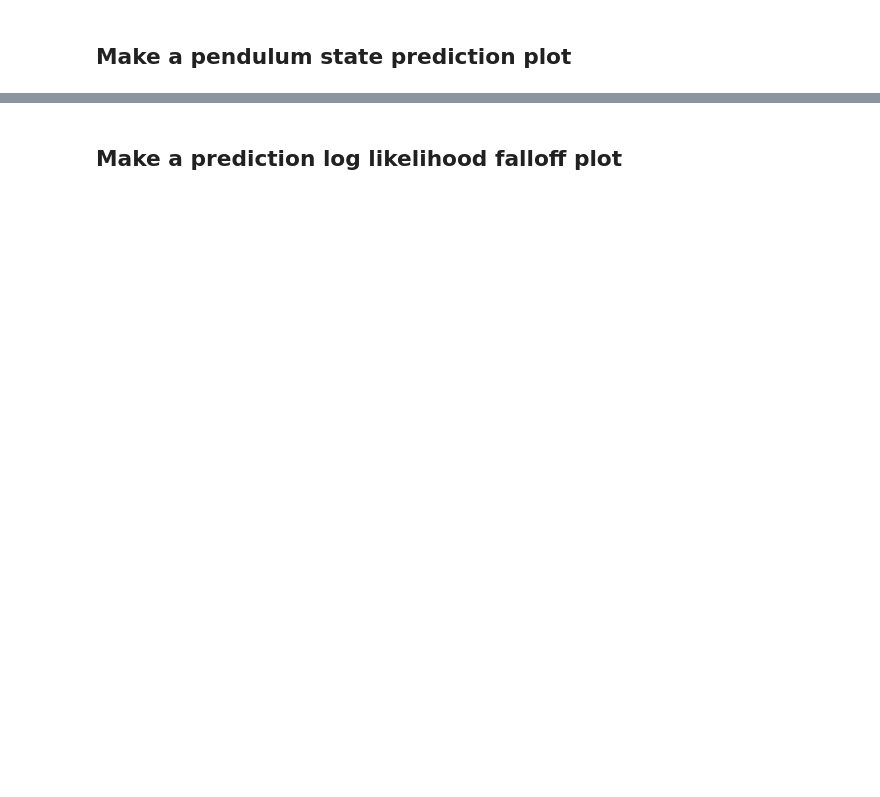
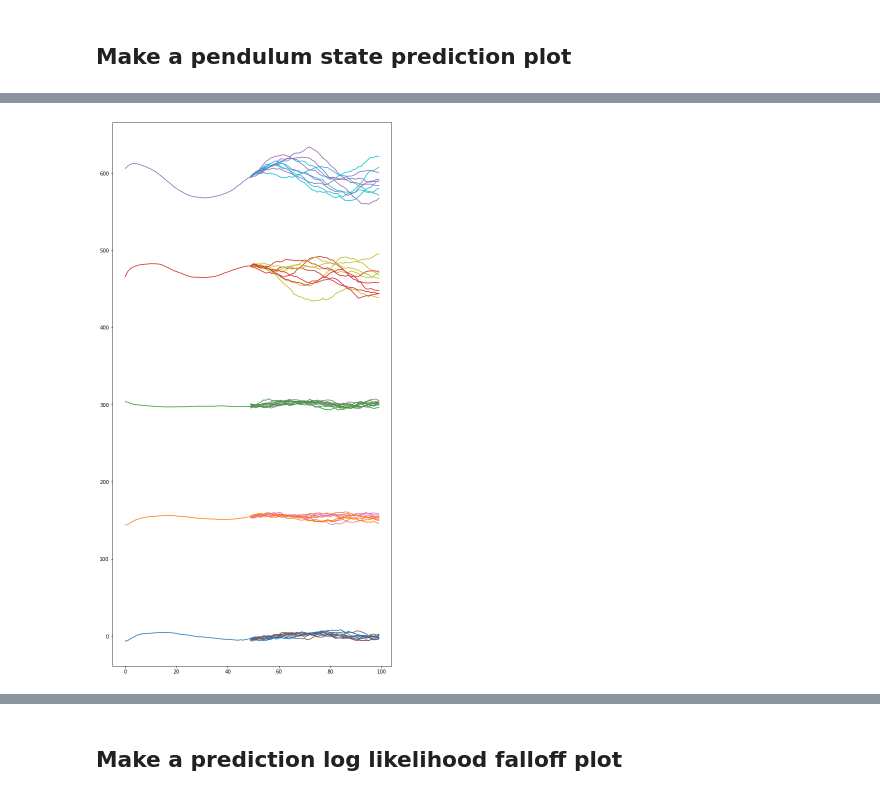
Before and after one commit to matthew9671/MattLab, a Jupyter notebook: Revisiting_SVAE_Refactor.ipynb, the cells around one changed output, grey strips where cells are left out. Saved outputs shown, nothing was run; the diff lists cells and outputs as text; code cells hidden in the pictures; blank space fills up the shorter version.

```diff
--- a/Revisiting_SVAE_Refactor.ipynb
+++ b/Revisiting_SVAE_Refactor.ipynb
@@ -4895,2 +4845,19 @@ latent_cov_omega = np.einsum("...ij,i,j->...", result["latent_covariance_partial
+# %%
+# We probably want to plot the posterior distribution for the first part and
+i = 0
+plt.figure(figsize=(10, 20))
+mean = result["latent_mean_partial"][i]
+offset = np.arange(mean.shape[1])[None] * 150
+plt.plot(mean + offset)
+std = vmap(np.diag)(result["latent_covariance_partial"][i]) ** 0.5
+# plt.fill_between(np.arange(mean.shape[0]),mean+std, mean-std, alpha=.2)
+
+mean, std = np.mean(preds[i], axis=0), np.std(preds[i], axis=0)
+for j in range(preds.shape[1]):
+    plt.plot(np.arange(49, 100), preds[i][j] + offset)
+# plt.fill_between(np.arange(49, 100),mean+std, mean-std, alpha=.2)
+# plt.plot(thetas[i])
+# %% [output]
+[figure, added]
 # %%
 # We probably want to plot the posterior distribution for the first part and
```
Also changed, not shown: parts of 41 cells of this notebook.
